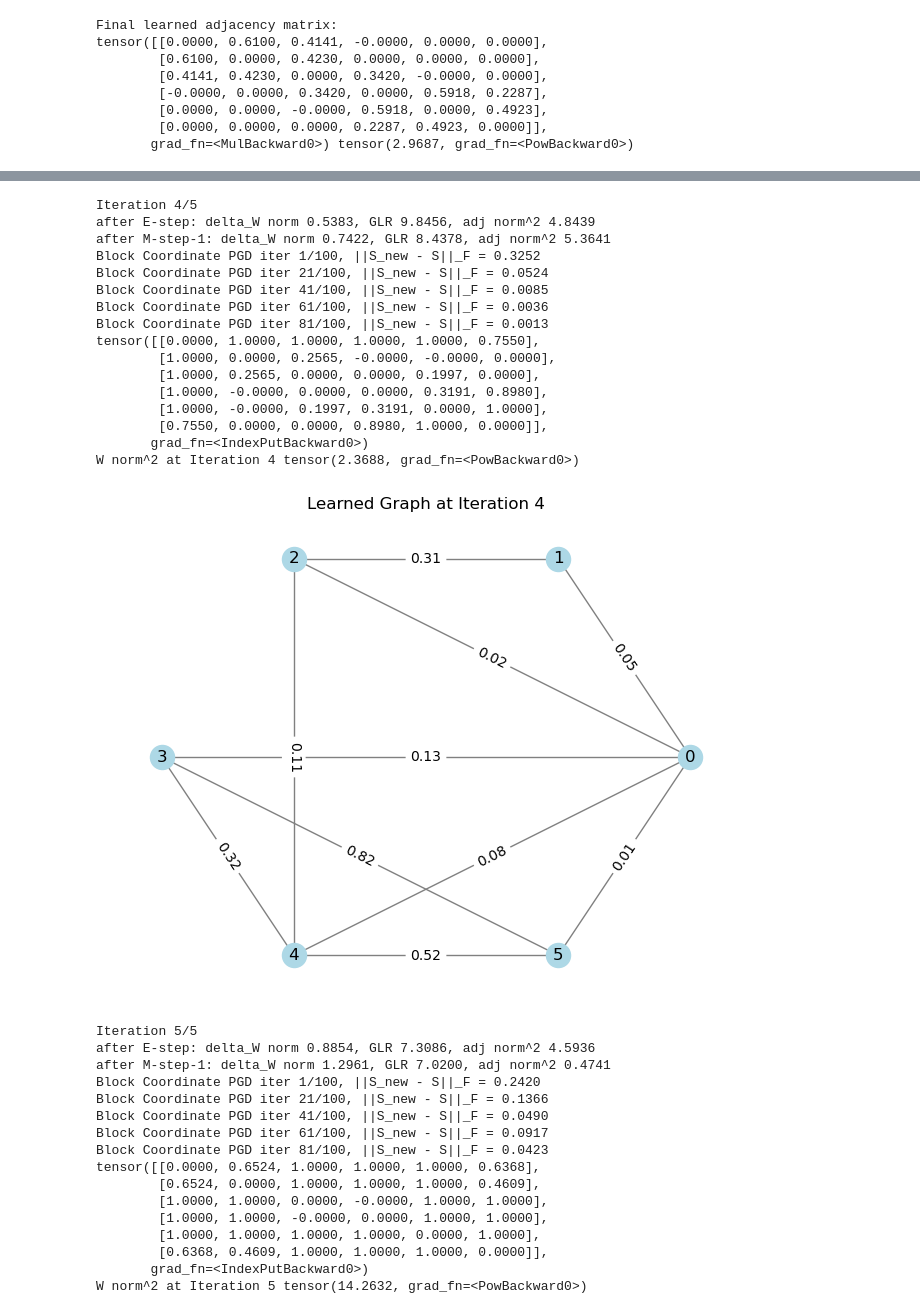
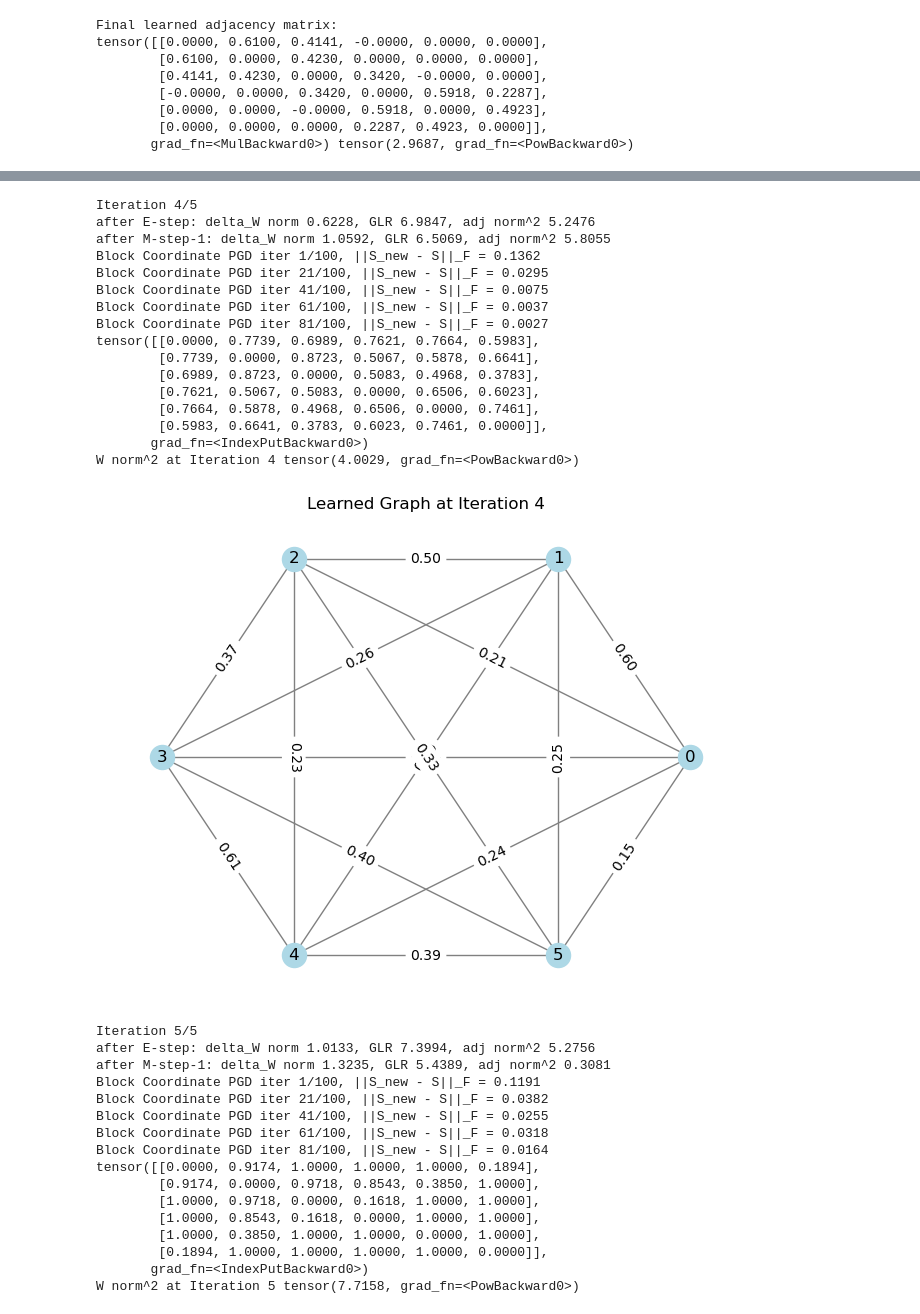
Before and after one commit to SingularityUndefined/AdaptiveSparseSTForecast, a Jupyter notebook: main_experiments.ipynb, the cells around one changed output, grey strips where cells are left out. Saved outputs shown, nothing was run; the diff lists cells and outputs as text; code cells hidden in the pictures.

```diff
--- a/main_experiments.ipynb
+++ b/main_experiments.ipynb
@@ -1094,13 +1094,13 @@ tensor([[0.0000, 0.6100, 0.4141, -0.0000, 0.0000, 0.0000],
        grad_fn=<MulBackward0>) tensor(2.9687, grad_fn=<PowBackward0>)
 # %%
 arg_dict = {
-    'mu': 0.1,
+    'mu': 0.2,
     'gamma': 0.4,
-    'step_size': 0.02,
+    'step_size': 0.04,
     'c': 5,
     'PGD_iters': 100,
     'use_block_coordinate': True,
-    'PGD_step_size': 0.05
+    'PGD_step_size': 0.04
 }
 Experiment(arg_dict, num_nodes, S_init=None, seed=42)
 # %% [output]
@@ -1158,33 +1158,33 @@ W norm^2 at Iteration 3 tensor(3.2745, grad_fn=<PowBackward0>)
 Iteration 4/5
-after E-step: delta_W norm 0.5383, GLR 9.8456, adj norm^2 4.8439
-after M-step-1: delta_W norm 0.7422, GLR 8.4378, adj norm^2 5.3641
-Block Coordinate PGD iter 1/100, ||S_new - S||_F = 0.3252
-Block Coordinate PGD iter 21/100, ||S_new - S||_F = 0.0524
-Block Coordinate PGD iter 41/100, ||S_new - S||_F = 0.0085
-Block Coordinate PGD iter 61/100, ||S_new - S||_F = 0.0036
-Block Coordinate PGD iter 81/100, ||S_new - S||_F = 0.0013
-tensor([[0.0000, 1.0000, 1.0000, 1.0000, 1.0000, 0.7550],
-        [1.0000, 0.0000, 0.2565, -0.0000, -0.0000, 0.0000],
-        [1.0000, 0.2565, 0.0000, 0.0000, 0.1997, 0.0000],
-        [1.0000, -0.0000, 0.0000, 0.0000, 0.3191, 0.8980],
-        [1.0000, -0.0000, 0.1997, 0.3191, 0.0000, 1.0000],
-        [0.7550, 0.0000, 0.0000, 0.8980, 1.0000, 0.0000]],
+after E-step: delta_W norm 0.6228, GLR 6.9847, adj norm^2 5.2476
+after M-step-1: delta_W norm 1.0592, GLR 6.5069, adj norm^2 5.8055
+Block Coordinate PGD iter 1/100, ||S_new - S||_F = 0.1362
+Block Coordinate PGD iter 21/100, ||S_new - S||_F = 0.0295
+Block Coordinate PGD iter 41/100, ||S_new - S||_F = 0.0075
+Block Coordinate PGD iter 61/100, ||S_new - S||_F = 0.0037
+Block Coordinate PGD iter 81/100, ||S_new - S||_F = 0.0027
+tensor([[0.0000, 0.7739, 0.6989, 0.7621, 0.7664, 0.5983],
+        [0.7739, 0.0000, 0.8723, 0.5067, 0.5878, 0.6641],
+        [0.6989, 0.8723, 0.0000, 0.5083, 0.4968, 0.3783],
+        [0.7621, 0.5067, 0.5083, 0.0000, 0.6506, 0.6023],
+        [0.7664, 0.5878, 0.4968, 0.6506, 0.0000, 0.7461],
+        [0.5983, 0.6641, 0.3783, 0.6023, 0.7461, 0.0000]],
        grad_fn=<IndexPutBackward0>)
-W norm^2 at Iteration 4 tensor(2.3688, grad_fn=<PowBackward0>)
+W norm^2 at Iteration 4 tensor(4.0029, grad_fn=<PowBackward0>)
-[figure, old version]
+[figure, new version]
 Iteration 5/5
-after E-step: delta_W norm 0.8854, GLR 7.3086, adj norm^2 4.5936
-after M-step-1: delta_W norm 1.2961, GLR 7.0200, adj norm^2 0.4741
-Block Coordinate PGD iter 1/100, ||S_new - S||_F = 0.2420
-Block Coordinate PGD iter 21/100, ||S_new - S||_F = 0.1366
-Block Coordinate PGD iter 41/100, ||S_new - S||_F = 0.0490
-Block Coordinate PGD iter 61/100, ||S_new - S||_F = 0.0917
-Block Coordinate PGD iter 81/100, ||S_new - S||_F = 0.0423
-tensor([[0.0000, 0.6524, 1.0000, 1.0000, 1.0000, 0.6368],
-        [0.6524, 0.0000, 1.0000, 1.0000, 1.0000, 0.4609],
-        [1.0000, 1.0000, 0.0000, -0.0000, 1.0000, 1.0000],
-        [1.0000, 1.0000, -0.0000, 0.0000, 1.0000, 1.0000],
-        [1.0000, 1.0000, 1.0000, 1.0000, 0.0000, 1.0000],
-        [0.6368, 0.4609, 1.0000, 1.0000, 1.0000, 0.0000]],
+after E-step: delta_W norm 1.0133, GLR 7.3994, adj norm^2 5.2756
+after M-step-1: delta_W norm 1.3235, GLR 5.4389, adj norm^2 0.3081
+Block Coordinate PGD iter 1/100, ||S_new - S||_F = 0.1191
+Block Coordinate PGD iter 21/100, ||S_new - S||_F = 0.0382
+Block Coordinate PGD iter 41/100, ||S_new - S||_F = 0.0255
+Block Coordinate PGD iter 61/100, ||S_new - S||_F = 0.0318
+Block Coordinate PGD iter 81/100, ||S_new - S||_F = 0.0164
+tensor([[0.0000, 0.9174, 1.0000, 1.0000, 1.0000, 0.1894],
+        [0.9174, 0.0000, 0.9718, 0.8543, 0.3850, 1.0000],
+        [1.0000, 0.9718, 0.0000, 0.1618, 1.0000, 1.0000],
+        [1.0000, 0.8543, 0.1618, 0.0000, 1.0000, 1.0000],
+        [1.0000, 0.3850, 1.0000, 1.0000, 0.0000, 1.0000],
+        [0.1894, 1.0000, 1.0000, 1.0000, 1.0000, 0.0000]],
        grad_fn=<IndexPutBackward0>)
-W norm^2 at Iteration 5 tensor(14.2632, grad_fn=<PowBackward0>)
+W norm^2 at Iteration 5 tensor(7.7158, grad_fn=<PowBackward0>)
```
Also changed, not shown: parts of 1 cell of this notebook, 4 other files.
